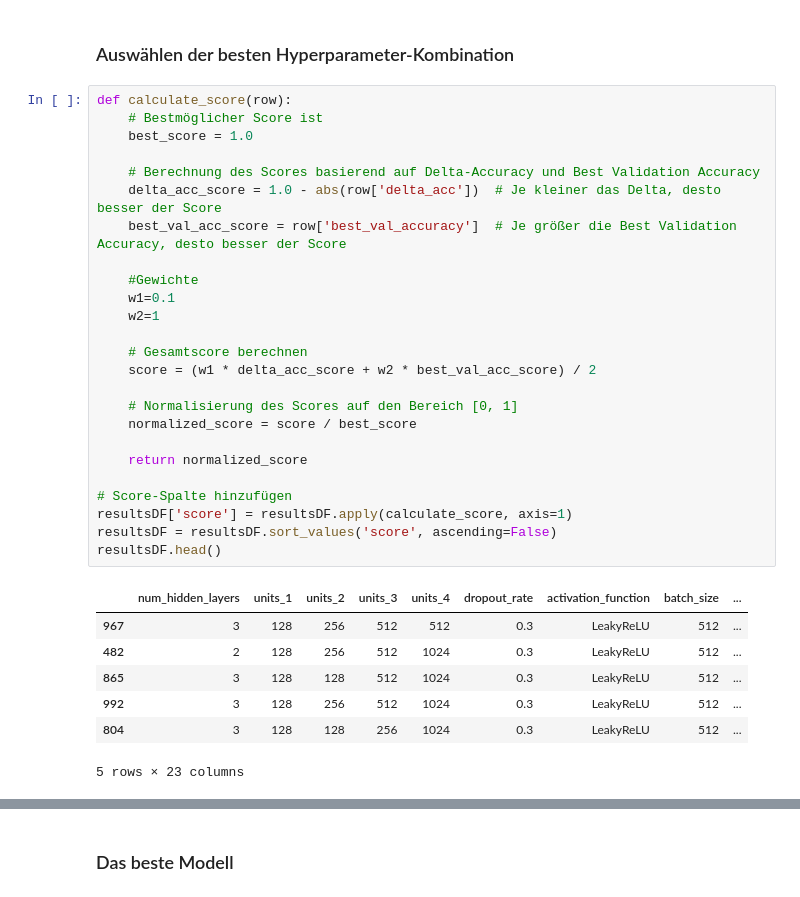
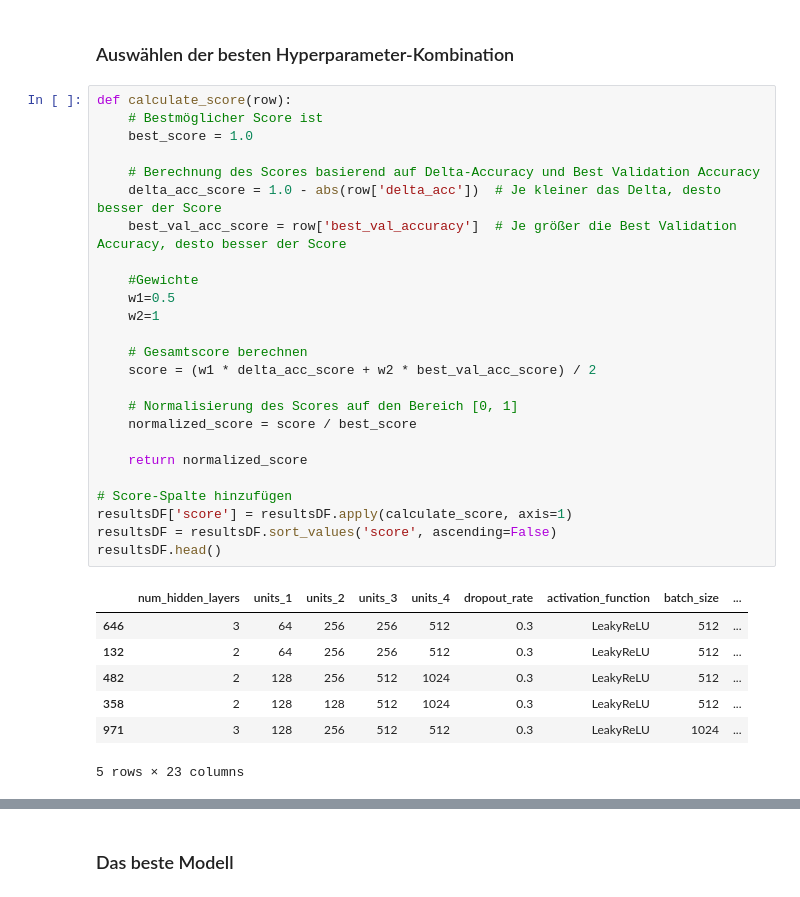
Before and after one commit to Henry-Kr15/TheGenreFactor, a Jupyter notebook: scripts/NN_final.ipynb, the cells around one changed output, grey strips where cells are left out. Saved outputs shown, nothing was run; the diff lists cells and outputs as text.

```diff
--- a/scripts/NN_final.ipynb
+++ b/scripts/NN_final.ipynb
@@ -286,35 +287,35 @@ sns.pairplot(resultsDF, x_vars=x_vars, y_vars=y_vars, kind='reg', height=2)
 # %%
 def calculate_score(row):
     # Bestmöglicher Score ist
     best_score = 1.0
 
     # Berechnung des Scores basierend auf Delta-Accuracy und Best Validation Accuracy
     delta_acc_score = 1.0 - abs(row['delta_acc'])  # Je kleiner das Delta, desto besser der Score
     best_val_acc_score = row['best_val_accuracy']  # Je größer die Best Validation Accuracy, desto besser der Score
 
     #Gewichte
-    w1=0.1
+    w1=0.5
     w2=1
 
     # Gesamtscore berechnen
     score = (w1 * delta_acc_score + w2 * best_val_acc_score) / 2
 
     # Normalisierung des Scores auf den Bereich [0, 1]
     normalized_score = score / best_score
 
     return normalized_score
 
 # Score-Spalte hinzufügen
 resultsDF['score'] = resultsDF.apply(calculate_score, axis=1)
 resultsDF = resultsDF.sort_values('score', ascending=False)
 resultsDF.head()
 # %% [output]
 |  | num_hidden_layers | units_1 | units_2 | units_3 | units_4 | dropout_rate | activation_function | batch_size | ... |
-| 967 | 3 | 128 | 256 | 512 | 512 | 0.3 | LeakyReLU | 512 | ... |
+| 646 | 3 | 64 | 256 | 256 | 512 | 0.3 | LeakyReLU | 512 | ... |
+| 132 | 2 | 64 | 256 | 256 | 512 | 0.3 | LeakyReLU | 512 | ... |
 | 482 | 2 | 128 | 256 | 512 | 1024 | 0.3 | LeakyReLU | 512 | ... |
-| 865 | 3 | 128 | 128 | 512 | 1024 | 0.3 | LeakyReLU | 512 | ... |
-| 992 | 3 | 128 | 256 | 512 | 1024 | 0.3 | LeakyReLU | 512 | ... |
-| 804 | 3 | 128 | 128 | 256 | 1024 | 0.3 | LeakyReLU | 512 | ... |
+| 358 | 2 | 128 | 128 | 512 | 1024 | 0.3 | LeakyReLU | 512 | ... |
+| 971 | 3 | 128 | 256 | 512 | 512 | 0.3 | LeakyReLU | 1024 | ... |
 5 rows × 23 columns
 # %%
 import matplotlib.pyplot as plt
```
Also changed, not shown: parts of 11 cells of this notebook.
